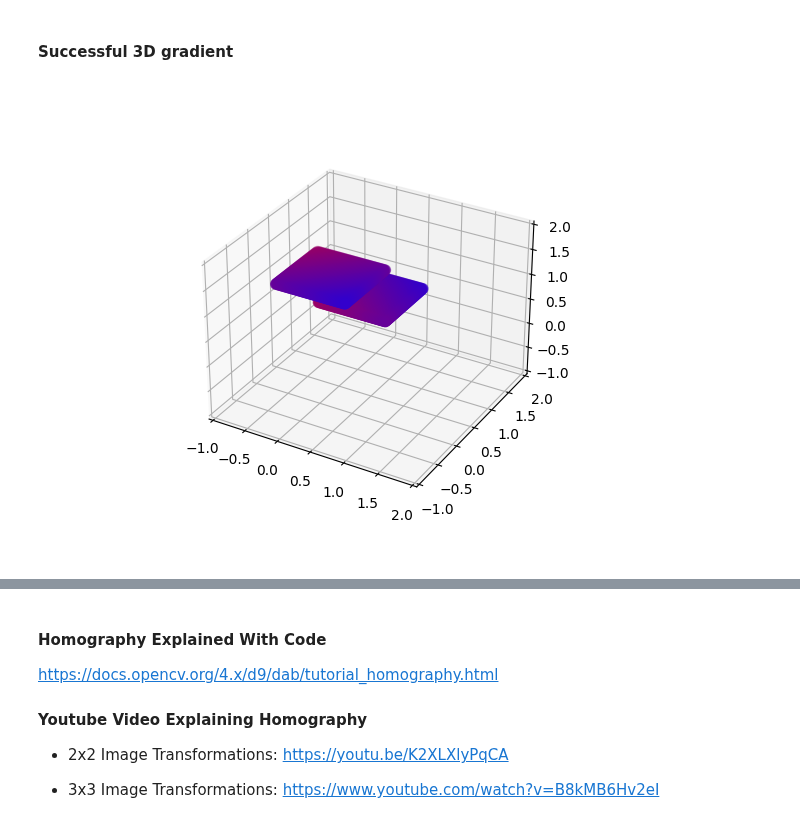
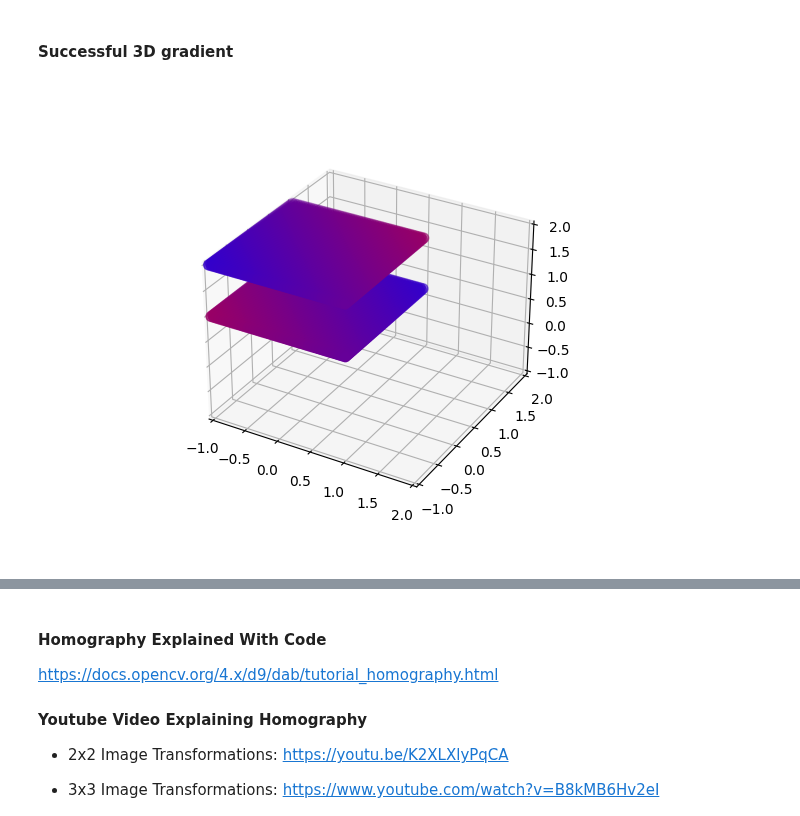
Before and after one commit to JoshuaG-K/transformation-visualization-tool, a Jupyter notebook: transformations.ipynb, the cells around one changed output, grey strips where cells are left out. Drawn from its saved outputs; the diff is of its cells as text; code cells hidden in the pictures.

```diff
--- a/transformations.ipynb
+++ b/transformations.ipynb
@@ -54,10 +54,10 @@ fig = plt.figure()
 ax = fig.add_subplot(111, projection='3d')
 
 # Set the boundaries of the square we are creating
-min_x = 0
+min_x = -1
 max_x = 1
 
-min_y = 0
+min_y = -1
 max_y = 1
 
 z_value = 1
@@ -75,32 +75,32 @@ Z_grid = np.full(X_grid.shape, z_value)
 
 points_3D = np.concatenate((X_grid, Y_grid, Z_grid), axis=1)
 
 # Create a different z value to distinguish original and transformed matrix
 Z_grid_2s = np.full(Z_grid.shape, z_value_transformation)
 
 # Create transformed matrix
 points_3D_of_2s = points_3D[:,:2]
 
 points_3D_test = np.concatenate((points_3D_of_2s, Z_grid_2s), axis=1)
 
-rotation_matrix = np.array([[0, -1, 0], [1, 0, 0], [0, 0, 1]])
+rotation_matrix = np.array([[0, -1, 0], [-1, 0, 0], [0, 0, 1]])
 points_3D_rotate = np.matmul(points_3D_test, rotation_matrix)
 
 points_3D_test = points_3D_rotate
 
 # Plot the 3D grid with the colormap representing both dimensions for both the original and the transformed matrix
 ax.scatter(X_grid, Y_grid, Z_grid, c=color_new, cmap=custom_cmap, s=50, marker='o')
 ax.scatter(points_3D_test[:,0], points_3D_test[:,1], points_3D_test[:,2], c=color_new_transformation, cmap=custom_cmap_transformation, s=50, marker='o')
 
 # Set the 3D axis limits so we can view everything
 min_val = min(points_3D_test.flatten())
 max_val = max(points_3D_test.flatten())
 
 ax.set_xlim(min_val, max_val)
 ax.set_ylim(min_val, max_val)
 ax.set_zlim(min_val, max_val)
 
 # Show the plot
 plt.show()
 # %% [output]
-[figure, old version]
+[figure, new version]
```
Also changed, not shown: parts of 2 cells of this notebook.
